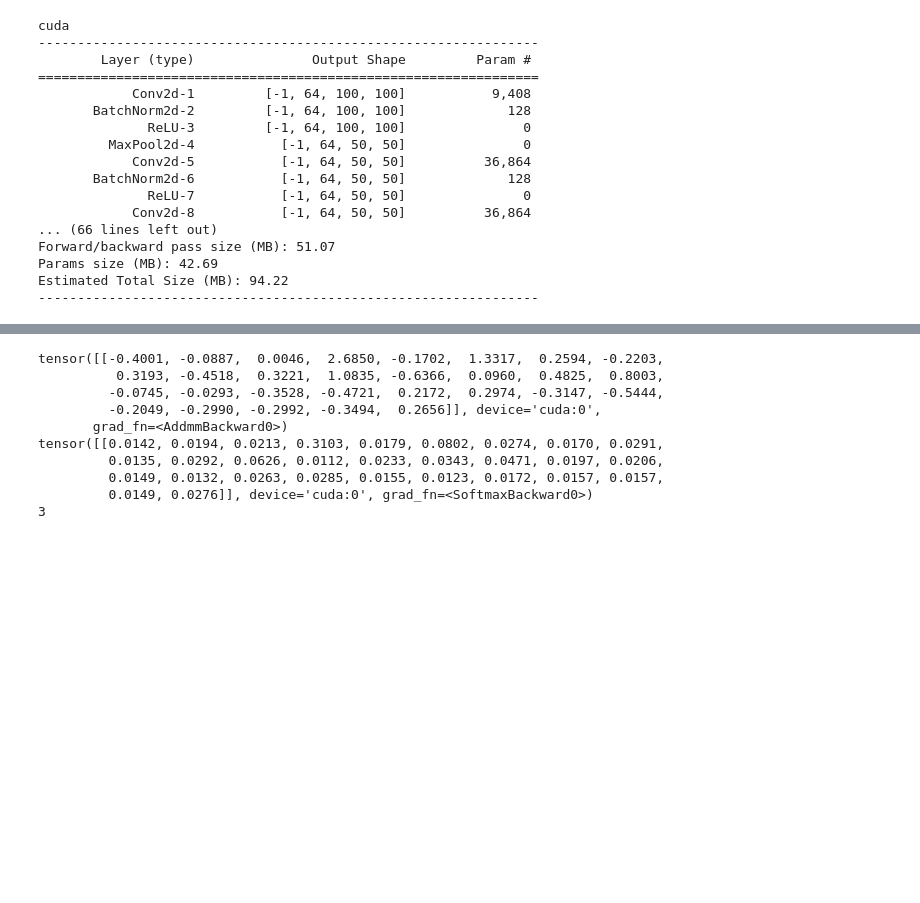
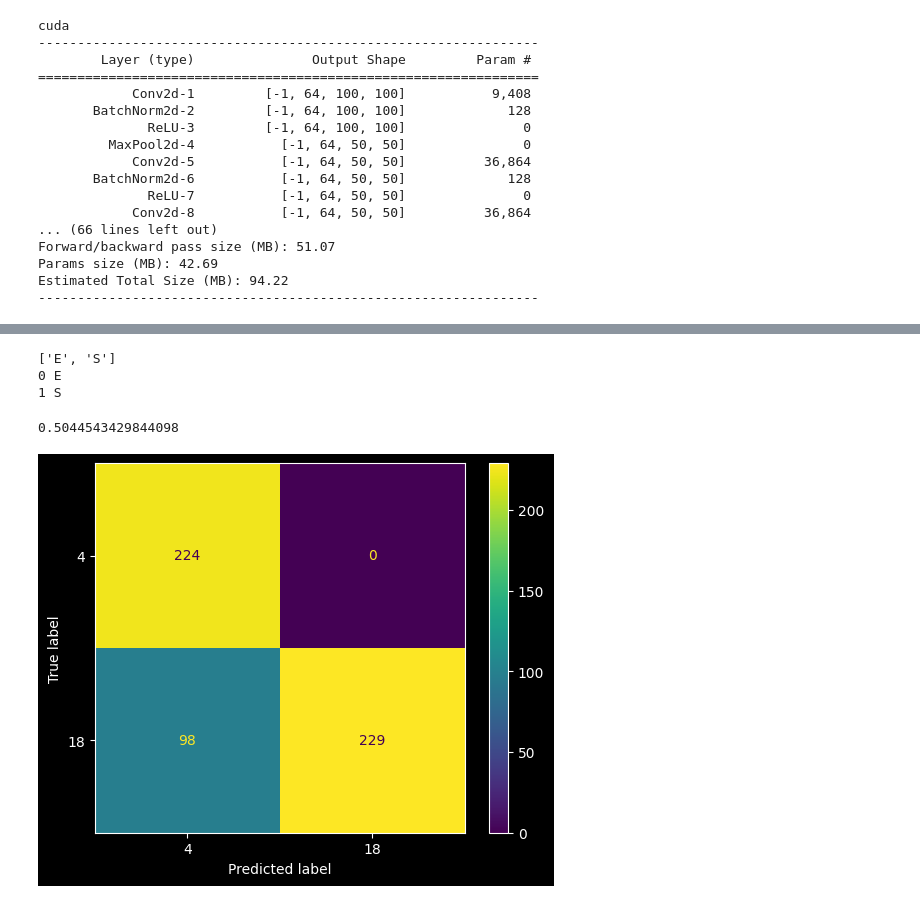
Before and after one commit to ChenhuaFan/641-541-Final-Project, a Jupyter notebook: inference_test.ipynb, the cells around one changed output, grey strips where cells are left out. Drawn from its saved outputs; the diff is of its cells as text; code cells hidden in the pictures; blank space fills up the shorter version.

```diff
--- a/inference_test.ipynb
+++ b/inference_test.ipynb
@@ -59,18 +59,55 @@ ValueError: If size is a sequence, it should have 1 or 2 values
 # %%
-output = resnet(image)
-_, predicted = torch.max(output.data, 1)
-softmax = nn.Softmax(dim=1)
-print(output)
-print(F.softmax(output, dim=1))
-print(predicted.item())
+# output = resnet(image)
+# _, predicted = torch.max(output.data, 1)
+# softmax = nn.Softmax(dim=1)
+# print(output)
+# print(F.softmax(output, dim=1))
+# print(predicted.item())
-# %% [output]
-tensor([[-0.4001, -0.0887,  0.0046,  2.6850, -0.1702,  1.3317,  0.2594, -0.2203,
-          0.3193, -0.4518,  0.3221,  1.0835, -0.6366,  0.0960,  0.4825,  0.8003,
-         -0.0745, -0.0293, -0.3528, -0.4721,  0.2172,  0.2974, -0.3147, -0.5444,
-         -0.2049, -0.2990, -0.2992, -0.3494,  0.2656]], device='cuda:0',
-       grad_fn=<AddmmBackward0>)
-tensor([[0.0142, 0.0194, 0.0213, 0.3103, 0.0179, 0.0802, 0.0274, 0.0170, 0.0291,
-         0.0135, 0.0292, 0.0626, 0.0112, 0.0233, 0.0343, 0.0471, 0.0197, 0.0206,
-         0.0149, 0.0132, 0.0263, 0.0285, 0.0155, 0.0123, 0.0172, 0.0157, 0.0157,
-         0.0149, 0.0276]], device='cuda:0', grad_fn=<SoftmaxBackward0>)
-3
+# %%
+def test(model, dataloader):
+    correct = 0
+    total = 0
+    model.eval()
+    y = []
+    y_pre = []
+    # since we're not training, we don't need to calculate the gradients for our outputs
+    with torch.no_grad():
+        for data in dataloader:
+            images, labels = data[0].to(device), data[1].to(device)
+            # calculate outputs by running images through the network
+            outputs = model(images)
+            # the class with the highest energy is what we choose as prediction
+            _, predicted = torch.max(outputs.data, 1)
+            y_pre.extend(predicted.tolist())
+            y.extend(labels.tolist())
+            total += labels.size(0)
+            correct += (predicted == labels).sum().item()
+
+    return correct/total, y, y_pre
+
+def draw_cm(y, y_pre):
+    labels = np.unique(y)
+    cm = confusion_matrix(y, y_pre, labels=labels)
+    disp = ConfusionMatrixDisplay(confusion_matrix=cm, display_labels=labels)
+    disp.plot()
+    plt.show()
+# %%
+transform = transforms.Compose([
+    transforms.ToTensor(),
+    transforms.Normalize((0.5, 0.5, 0.5), (0.5, 0.5, 0.5))
+])
+# %%
+testset = ASLDataset('test',transform=transform, classes=['E', 'S'], ranges=[[2551, 3000], [2551, 3000]])
+
+testloader = torch.utils.data.DataLoader(testset, batch_size=64, shuffle=False, num_workers=1)
+
+acc, y, y_pre = test(resnet, testloader)
+
+print(acc)
+draw_cm(y, y_pre)
+# %% [output]
+['E', 'S']
+0 E
+1 S
+0.5044543429844098
+[figure, added]
```
Also changed, not shown: parts of 4 cells of this notebook, 14 other files.
